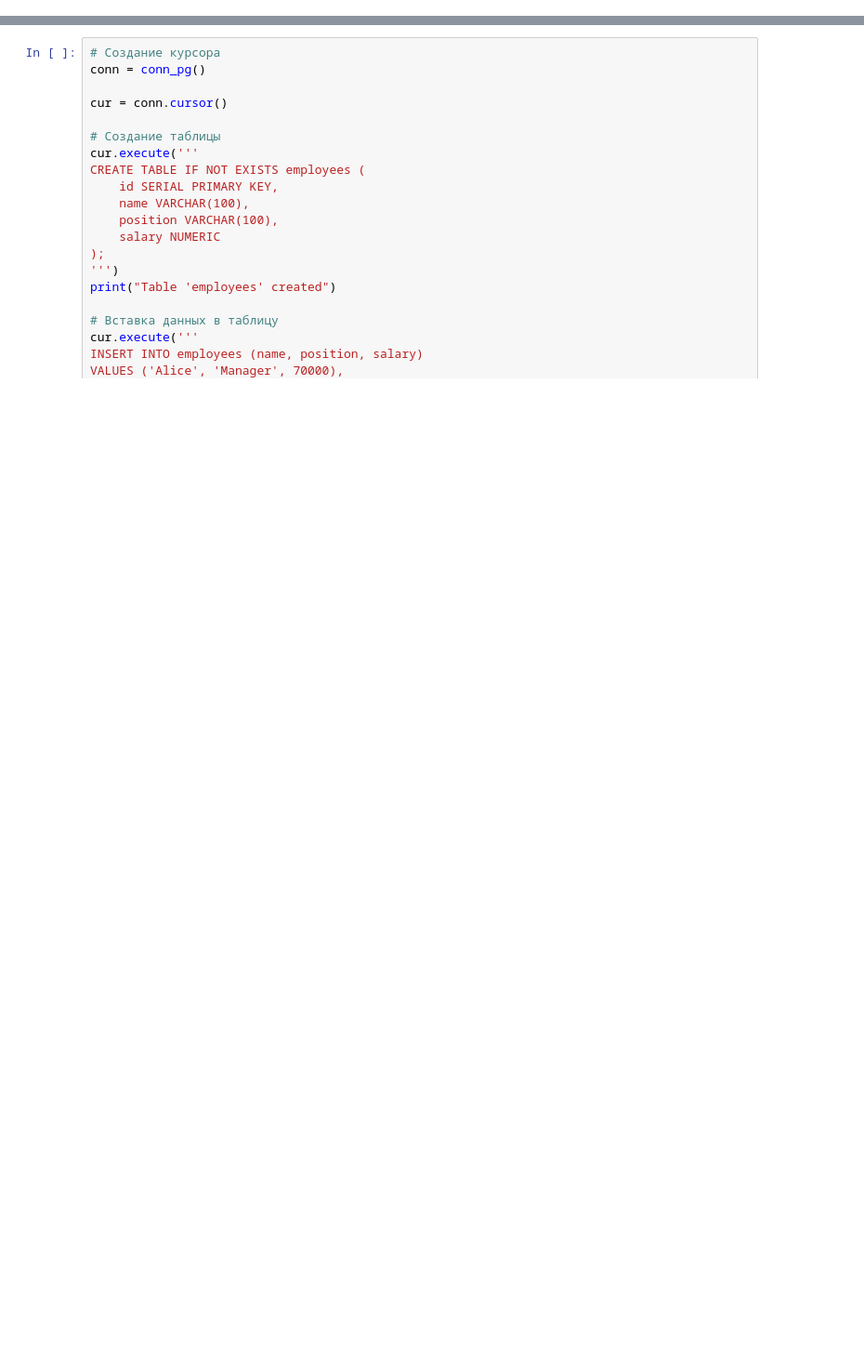
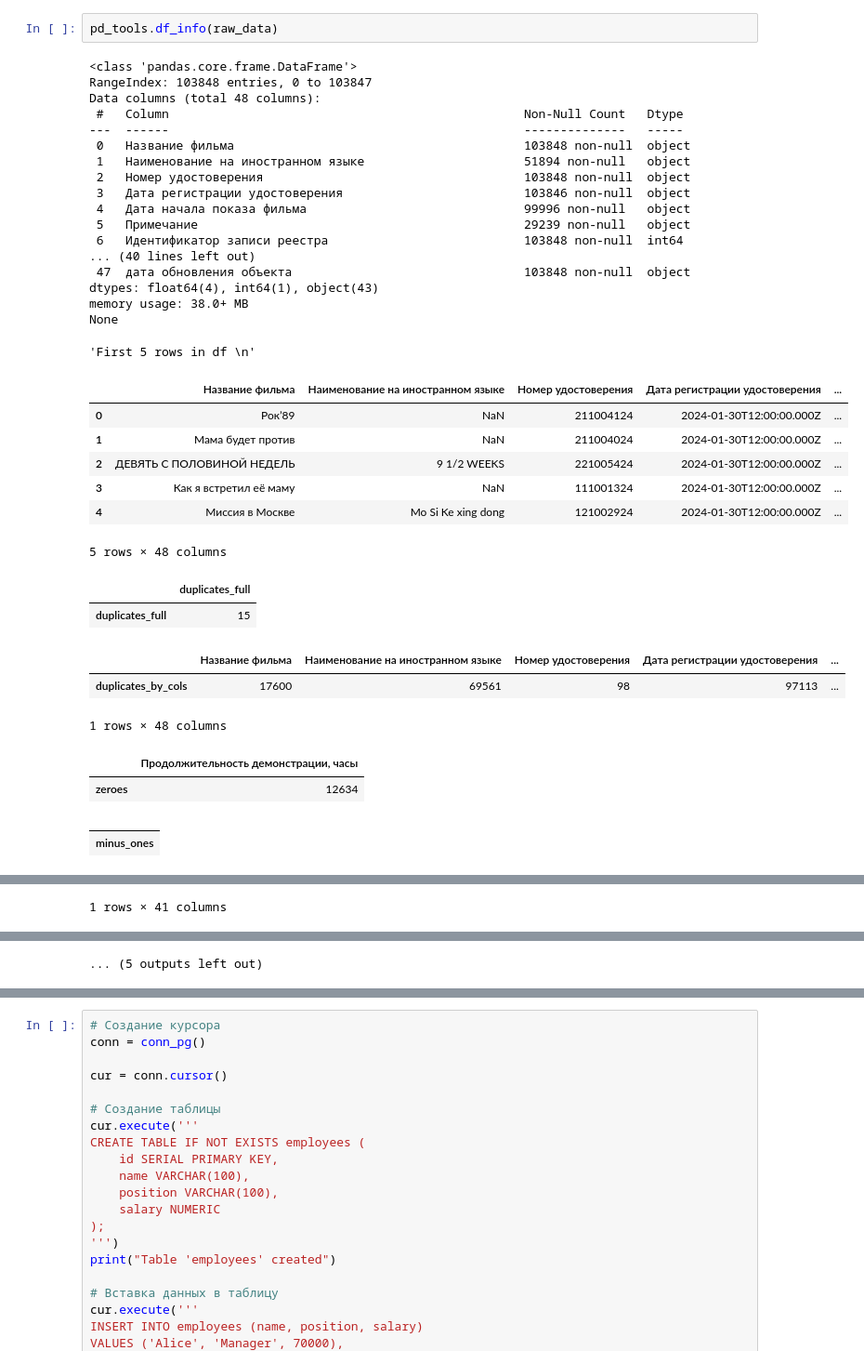
Before and after one commit to rvegrc/de, a Jupyter notebook: db_ops/db_ops.ipynb, the cells around one changed output, grey strips where cells are left out. Shown: that part at 93% size. Cells and saved outputs as stored; diff of their text form; blank space fills up the shorter version.

```diff
--- a/db_ops/db_ops.ipynb
+++ b/db_ops/db_ops.ipynb
@@ -47,0 +100,37 @@ client = clickhouse_connect.get_client(
+# %%
+pd_tools.df_info(raw_data)
+# %% [output]
+<class 'pandas.core.frame.DataFrame'>
+RangeIndex: 103848 entries, 0 to 103847
+Data columns (total 48 columns):
+ #   Column                                                 Non-Null Count   Dtype
+---  ------                                                 --------------   -----
+ 0   Название фильма                                        103848 non-null  object
+ 1   Hаименование на иностранном языке                      51894 non-null   object
+ 2   Номер удостоверения                                    103848 non-null  object
+ 3   Дата регистрации удостоверения                         103846 non-null  object
+ 4   Дата начала показа фильма                              99996 non-null   object
+ 5   Примечание                                             29239 non-null   object
+ 6   Идентификатор записи реестра                           103848 non-null  int64
+... (40 lines left out)
+ 47  дата обновления объекта                                103848 non-null  object
+dtypes: float64(4), int64(1), object(43)
+memory usage: 38.0+ MB
+None
+'First 5 rows in df \n'
+|  | Название фильма | Hаименование на иностранном языке | Номер удостоверения | Дата регистрации удостоверения | ... |
+| 0 | Рок’89 | NaN | 211004124 | 2024-01-30T12:00:00.000Z | ... |
+| 1 | Мама будет против | NaN | 211004024 | 2024-01-30T12:00:00.000Z | ... |
+| 2 | ДЕВЯТЬ С ПОЛОВИНОЙ НЕДЕЛЬ | 9 1/2 WEEKS | 221005424 | 2024-01-30T12:00:00.000Z | ... |
+| 3 | Как я встретил её маму | NaN | 111001324 | 2024-01-30T12:00:00.000Z | ... |
+| 4 | Миссия в Москве | Mo Si Ke xing dong | 121002924 | 2024-01-30T12:00:00.000Z | ... |
+5 rows × 48 columns
+|  | duplicates_full |
+| duplicates_full | 15 |
+|  | Название фильма | Hаименование на иностранном языке | Номер удостоверения | Дата регистрации удостоверения | ... |
+| duplicates_by_cols | 17600 | 69561 | 98 | 97113 | ... |
+1 rows × 48 columns
+|  | Продолжительность демонстрации, часы |
+| zeroes | 12634 |
+|  |
+| minus_ones |
@@ -47,0 +139 @@ client = clickhouse_connect.get_client(
+1 rows × 41 columns
@@ -47,0 +142 @@ client = clickhouse_connect.get_client(
+... (5 outputs left out)
```
Also changed, not shown: parts of 5 cells of this notebook, 3 other files.
